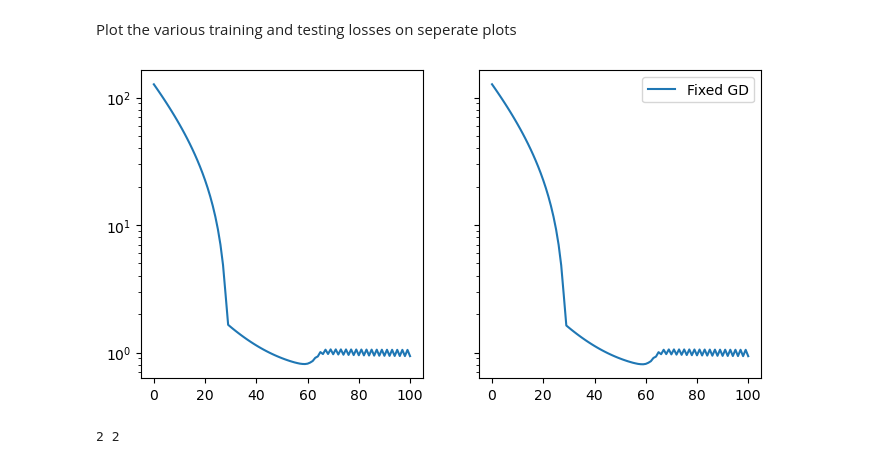
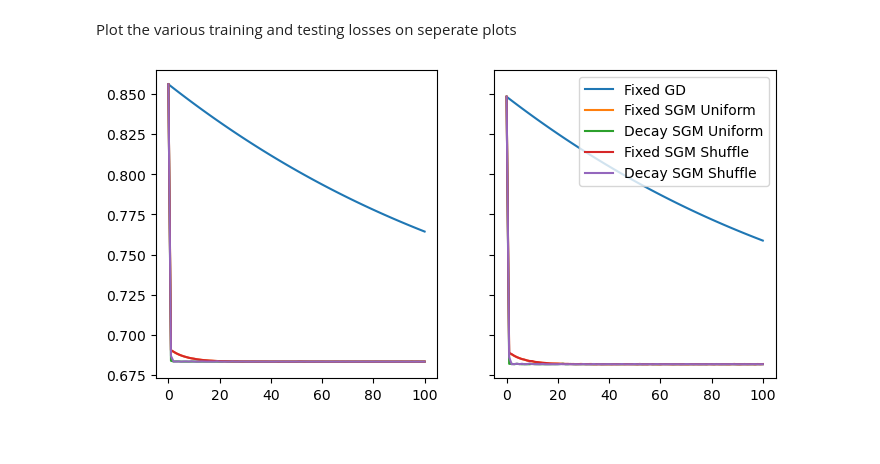
Before and after one commit to JoeLavond/STOR712, a Jupyter notebook: HW4_solution.ipynb, the cells around one changed output. Drawn from its saved outputs; the diff is of its cells as text; code cells hidden in the pictures.

```diff
--- a/HW4_solution.ipynb
+++ b/HW4_solution.ipynb
@@ -415,5 +415,6 @@ GD - Epoch 100, Time 0.0, Training Loss: 0.9386
 # %%
 # stochastic gradient descents
+alpha = 0.01
 _, uniformly_at_random_training_losses, uniformly_at_random_testing_losses = stochastic_gradient_uniformly_at_random(
     lambda x, y, A, b: logistic_regression_model(x, y, A, b, mu),
     A_train, A_test, y_train, y_test,
@@ -440,4 +441,5 @@ SGM Uniform - Epoch 100, Time 1.9, Training Loss: 0.6831
 # %%
+alpha = 0.25
 _, uniformly_at_random_decay_training_losses, uniformly_at_random_decay_testing_losses = stochastic_gradient_uniformly_at_random(
     lambda x, y, A, b: logistic_regression_model(x, y, A, b, mu),
     A_train, A_test, y_train, y_test,
@@ -465,4 +467,5 @@ SGM Uniform - Epoch 100, Time 1.9, Training Loss: 0.6828
 # %%
+alpha = 0.01
 _, random_reshuffle_training_losses, random_reshuffle_testing_losses = stochastic_gradient_random_reshuffle(
     lambda x, y, A, b: logistic_regression_model(x, y, A, b, mu),
     A_train, A_test, y_train, y_test,
@@ -489,4 +492,5 @@ SGM Shuffle - Epoch 100, Time 0.1, Training Loss: 0.6830
 # %%
+alpha = 0.5
 _, random_reshuffle_decay_training_losses, random_reshuffle_decay_testing_losses = stochastic_gradient_random_reshuffle(
     lambda x, y, A, b: logistic_regression_model(x, y, A, b, mu),
     A_train, A_test, y_train, y_test,
@@ -532,24 +540,20 @@ Plot the various training and testing losses on seperate plots
 # %%
 import matplotlib.pyplot as plt
 fig, axarr = plt.subplots(ncols=2, sharey=True, figsize=(8, 4))
 
 # plot training losses
 plt.sca(axarr[0])
 for method_training_losses in methods_training_losses:
     plt.plot(np.arange(len(method_training_losses)), method_training_losses)
 #plt.plot(2 * np.arange(len(variance_reduced_training_losses)), variance_reduced_training_losses)
 
 # plot testing losses
 plt.sca(axarr[1])
 for method_testing_losses in methods_testing_losses:
-    plt.semilogy(np.arange(len(method_testing_losses)), method_testing_losses)
+    plt.plot(np.arange(len(method_testing_losses)), method_testing_losses)
 #plt.semilogy(2 * np.arange(len(variance_reduced_testing_losses)), variance_reduced_testing_losses)
 
 plt.legend(methods)
 plt.show()
 # %% [output]
-[figure, old version]
+[figure, new version]
-# %%
-print(len(methods), len(methods_training_losses))
-# %% [output]
-2 2
```
Also changed, not shown: parts of 6 cells of this notebook.
